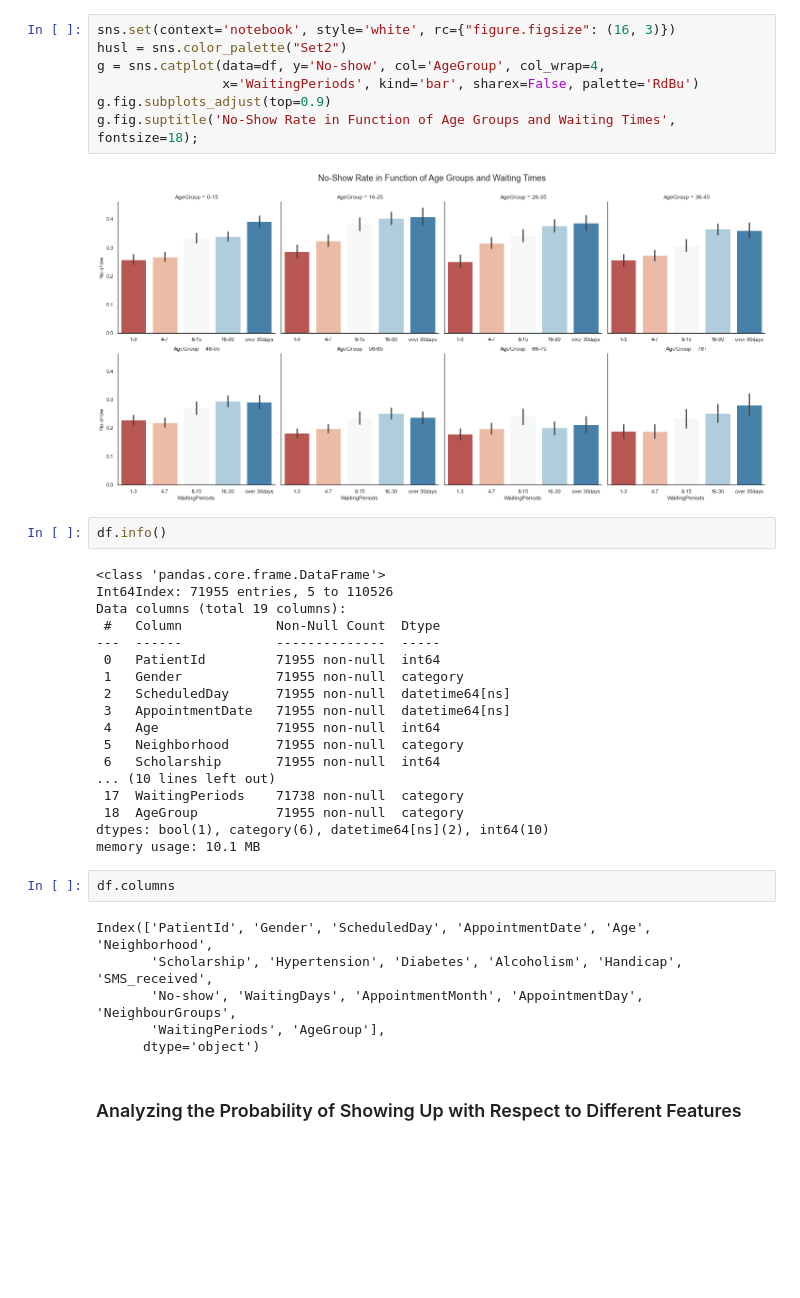
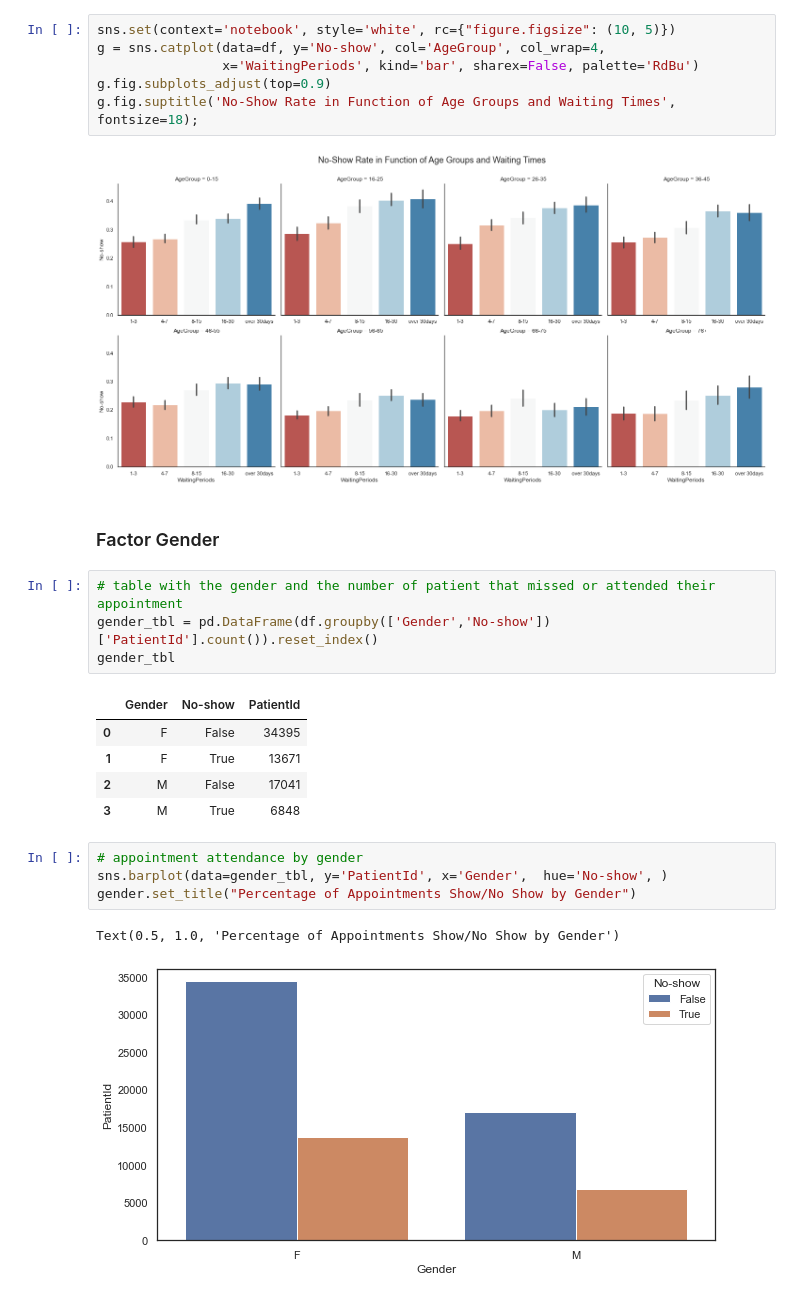
Before and after one commit to skacem/Business-Analytics, a Jupyter notebook: Misc/Medical_appointment_analysis.ipynb, the cells around one changed output. Cells and saved outputs as stored; diff of their text form; blank space fills up the shorter version.

Commit message:
Facet grid no-show up

```diff
--- a/Misc/Medical_appointment_analysis.ipynb
+++ b/Misc/Medical_appointment_analysis.ipynb
@@ -560,41 +560,29 @@ The No-show rate of `0-15` looks similar to the `36-45`, perhaps because their p
 Looking at patients over 16 years old, we can see that there is a linear relationship between age and the rate of 'no-show': The older, the lower the `no-show` rate.
 So the 5th null-hypothesis is not true.
 # %%
-sns.set(context='notebook', style='white', rc={"figure.figsize": (16, 3)})
-husl = sns.color_palette("Set2")
+sns.set(context='notebook', style='white', rc={"figure.figsize": (10, 5)})
 g = sns.catplot(data=df, y='No-show', col='AgeGroup', col_wrap=4,
                 x='WaitingPeriods', kind='bar', sharex=False, palette='RdBu')
 g.fig.subplots_adjust(top=0.9)
 g.fig.suptitle('No-Show Rate in Function of Age Groups and Waiting Times', fontsize=18);
 # %% [output]
 [figure]
-# %%
-df.info()
-# %% [output]
-<class 'pandas.core.frame.DataFrame'>
-Int64Index: 71955 entries, 5 to 110526
-Data columns (total 19 columns):
- #   Column            Non-Null Count  Dtype
----  ------            --------------  -----
- 0   PatientId         71955 non-null  int64
- 1   Gender            71955 non-null  category
- 2   ScheduledDay      71955 non-null  datetime64[ns]
- 3   AppointmentDate   71955 non-null  datetime64[ns]
- 4   Age               71955 non-null  int64
- 5   Neighborhood      71955 non-null  category
- 6   Scholarship       71955 non-null  int64
-... (10 lines left out)
- 17  WaitingPeriods    71738 non-null  category
- 18  AgeGroup          71955 non-null  category
-dtypes: bool(1), category(6), datetime64[ns](2), int64(10)
-memory usage: 10.1 MB
-# %%
-df.columns
-# %% [output]
-Index(['PatientId', 'Gender', 'ScheduledDay', 'AppointmentDate', 'Age', 'Neighborhood',
-       'Scholarship', 'Hypertension', 'Diabetes', 'Alcoholism', 'Handicap', 'SMS_received',
-       'No-show', 'WaitingDays', 'AppointmentMonth', 'AppointmentDay', 'NeighbourGroups',
-       'WaitingPeriods', 'AgeGroup'],
-      dtype='object')
-# %% [markdown]
-### Analyzing the Probability of Showing Up with Respect to Different Features
+# %% [markdown]
+### Factor Gender
+# %%
+# table with the gender and the number of patient that missed or attended their appointment
+gender_tbl = pd.DataFrame(df.groupby(['Gender','No-show'])['PatientId'].count()).reset_index()
+gender_tbl
+# %% [output]
+|  | Gender | No-show | PatientId |
+| 0 | F | False | 34395 |
+| 1 | F | True | 13671 |
+| 2 | M | False | 17041 |
+| 3 | M | True | 6848 |
+# %%
+# appointment attendance by gender
+sns.barplot(data=gender_tbl, y='PatientId', x='Gender',  hue='No-show', )
+gender.set_title("Percentage of Appointments Show/No Show by Gender")
+# %% [output]
+Text(0.5, 1.0, 'Percentage of Appointments Show/No Show by Gender')
+[figure, added]
```
Also changed, not shown: parts of 8 cells of this notebook.
